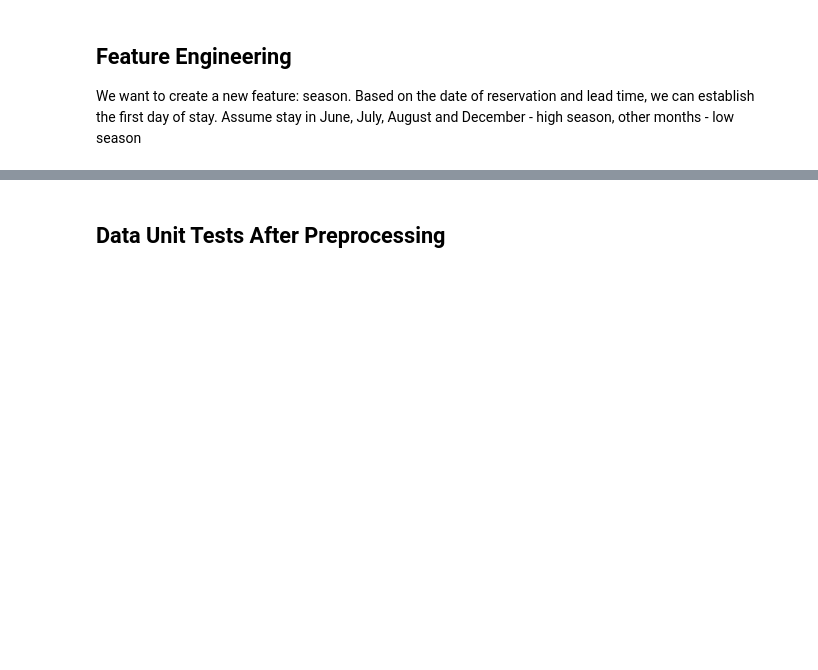
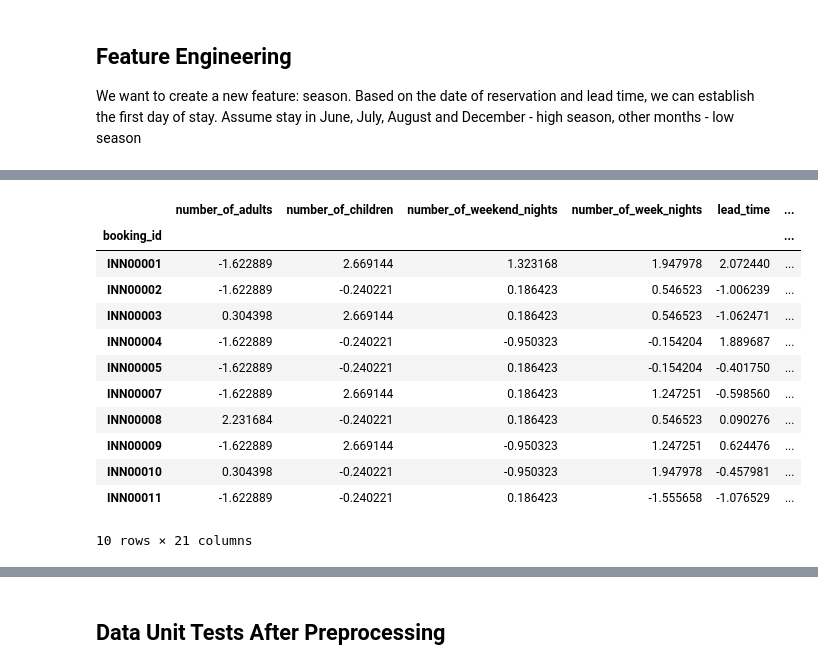
Before and after one commit to liza-no/MLOps_project, a Jupyter notebook: project_mlops/notebooks/data_unit_tests.ipynb, the cells around one changed output, grey strips where cells are left out. Cells and saved outputs as stored; diff of their text form; code cells hidden in the pictures; blank space fills up the shorter version.

```diff
--- a/project_mlops/notebooks/data_unit_tests.ipynb
+++ b/project_mlops/notebooks/data_unit_tests.ipynb
@@ -455,0 +572,16 @@ NotFittedError: This OneHotEncoder instance is not fitted yet. Call 'fit' with a
+# %%
+df_lr.head(10)
+# %% [output]
+|  | number_of_adults | number_of_children | number_of_weekend_nights | number_of_week_nights | lead_time | ... |
+| booking_id |  |  |  |  |  | ... |
+| INN00001 | -1.622889 | 2.669144 | 1.323168 | 1.947978 | 2.072440 | ... |
+| INN00002 | -1.622889 | -0.240221 | 0.186423 | 0.546523 | -1.006239 | ... |
+| INN00003 | 0.304398 | 2.669144 | 0.186423 | 0.546523 | -1.062471 | ... |
+| INN00004 | -1.622889 | -0.240221 | -0.950323 | -0.154204 | 1.889687 | ... |
+| INN00005 | -1.622889 | -0.240221 | 0.186423 | -0.154204 | -0.401750 | ... |
+| INN00007 | -1.622889 | 2.669144 | 0.186423 | 1.247251 | -0.598560 | ... |
+| INN00008 | 2.231684 | -0.240221 | 0.186423 | 0.546523 | 0.090276 | ... |
+| INN00009 | -1.622889 | 2.669144 | -0.950323 | 1.247251 | 0.624476 | ... |
+| INN00010 | 0.304398 | -0.240221 | -0.950323 | 1.947978 | -0.457981 | ... |
+| INN00011 | -1.622889 | -0.240221 | 0.186423 | -1.555658 | -1.076529 | ... |
+10 rows × 21 columns
```
Also changed, not shown: parts of 18 cells of this notebook, 6 other files.
